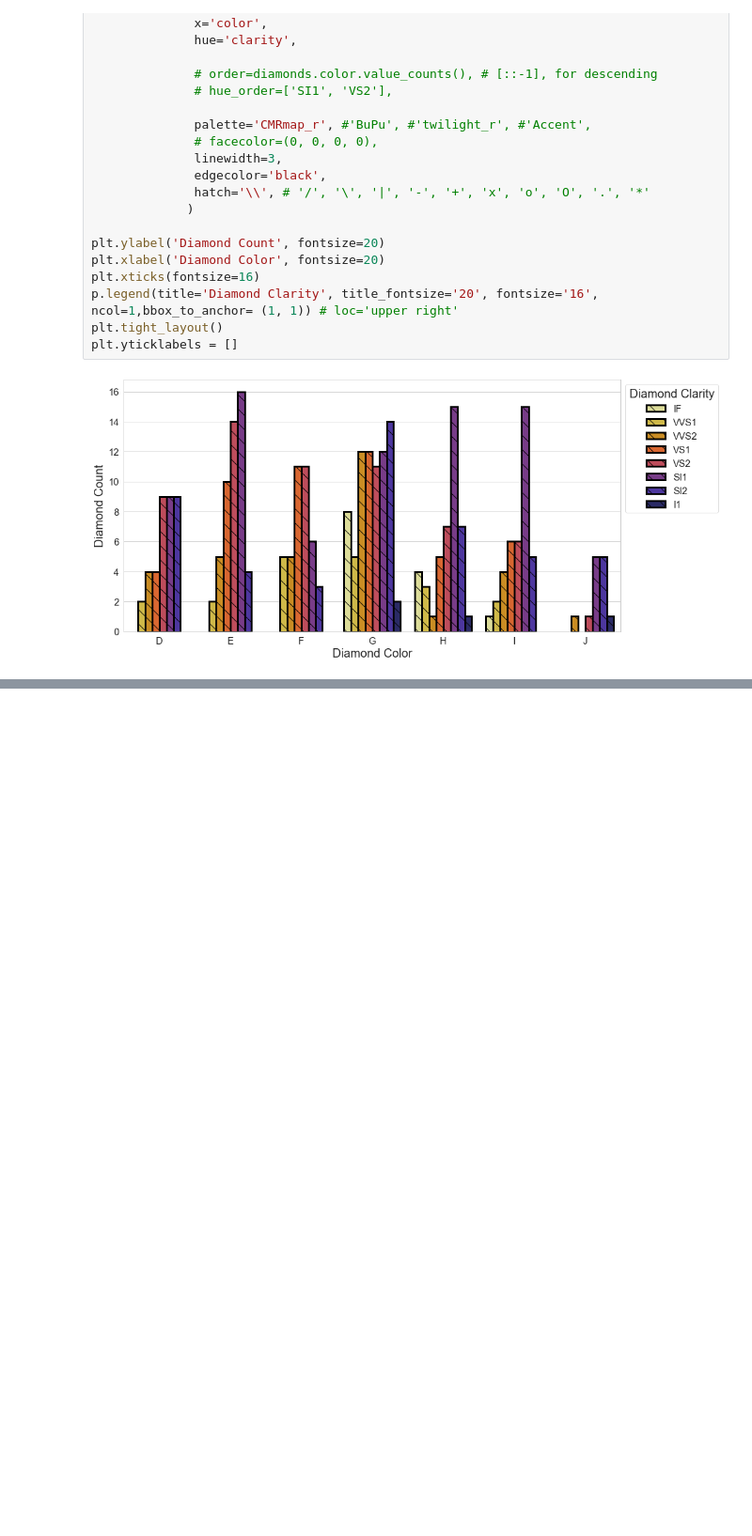
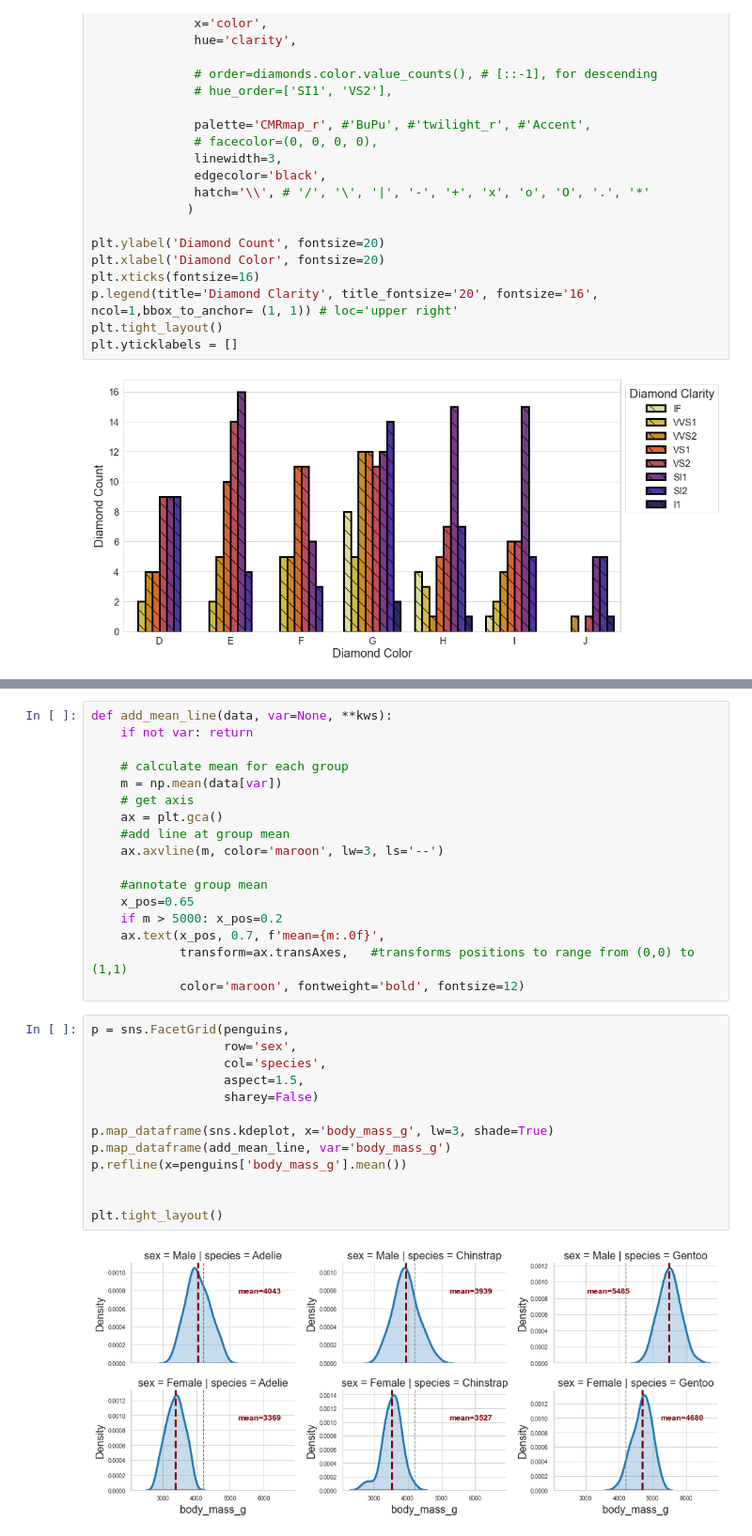
Before and after one commit to bartosz67/matplotlib_seaborn_plots, a Jupyter notebook: plots.ipynb, the cells around one changed output, grey strips where cells are left out. Shown at 94% size. Saved outputs shown, nothing was run; the diff lists cells and outputs as text; blank space fills up the shorter version.

```diff
--- a/plots.ipynb
+++ b/plots.ipynb
@@ -740,0 +877,32 @@ sns.pairplot(cars,
+# %%
+def add_mean_line(data, var=None, **kws):
+    if not var: return
+
+    # calculate mean for each group
+    m = np.mean(data[var])
+    # get axis
+    ax = plt.gca()
+    #add line at group mean
+    ax.axvline(m, color='maroon', lw=3, ls='--')
+
+    #annotate group mean
+    x_pos=0.65
+    if m > 5000: x_pos=0.2
+    ax.text(x_pos, 0.7, f'mean={m:.0f}',
+            transform=ax.transAxes,   #transforms positions to range from (0,0) to (1,1)
+            color='maroon', fontweight='bold', fontsize=12)
+# %%
+p = sns.FacetGrid(penguins,
+                  row='sex',
+                  col='species',
+                  aspect=1.5,
+                  sharey=False)
+
+p.map_dataframe(sns.kdeplot, x='body_mass_g', lw=3, shade=True)
+p.map_dataframe(add_mean_line, var='body_mass_g')
+p.refline(x=penguins['body_mass_g'].mean())
+
+
+plt.tight_layout()
+# %% [output]
+[figure, added]
```
Also changed, not shown: parts of 26 cells of this notebook.
